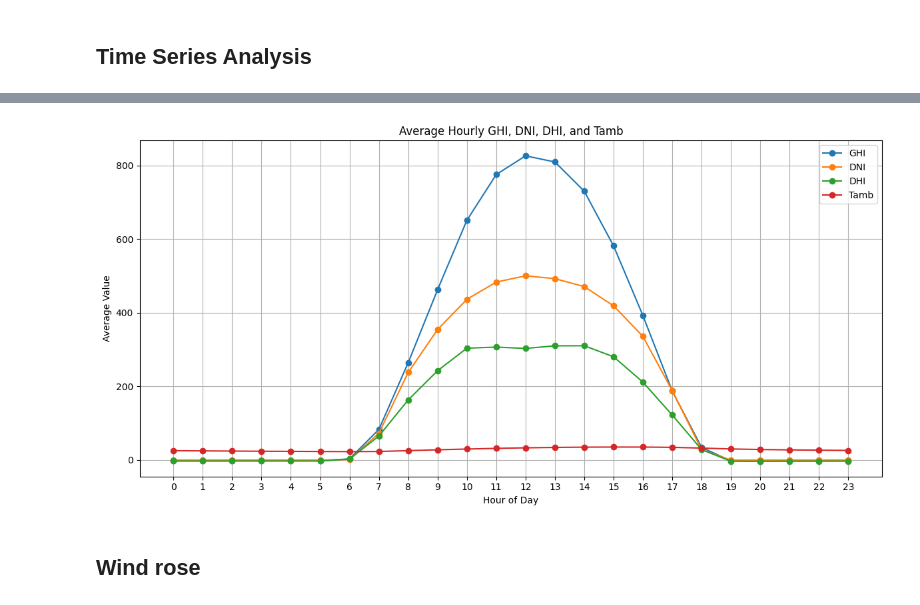
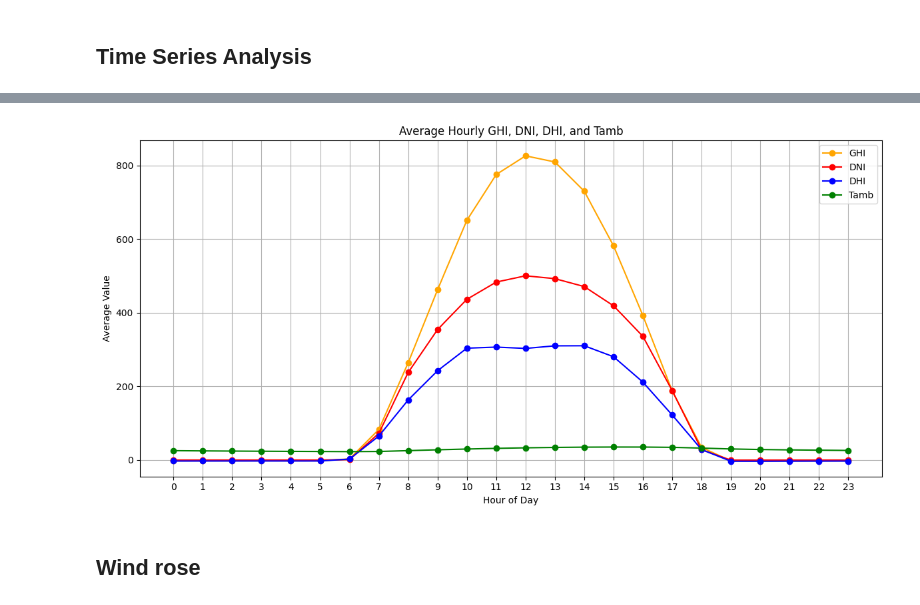
Before and after one commit to Becky-Chala/solar-challenge-week1, a Jupyter notebook: benin_eda.ipynb, the cells around one changed output, grey strips where cells are left out. Drawn from its saved outputs; the diff is of its cells as text; code cells hidden in the pictures.

```diff
--- a/benin_eda.ipynb
+++ b/benin_eda.ipynb
@@ -95,3 +97,5 @@ total_outlier_rows
+# %%
+df.drop(columns=["Comments"], inplace=True)
 # %% [markdown]
 ## Cleaning Outliers
 # %%
@@ -175,17 +182,25 @@ plt.show()
 # %%
 df['Hour'] = df['Timestamp'].dt.hour
 hourly_avg = df.groupby('Hour')[['GHI', 'DNI', 'DHI', 'Tamb']].mean()
 
-hourly_avg.plot(figsize=(12, 6), marker='o')
+# Plot with custom colors for each variable
+plt.figure(figsize=(12, 6))
+
+plt.plot(hourly_avg.index, hourly_avg['GHI'], label='GHI', color='orange', marker='o')
+plt.plot(hourly_avg.index, hourly_avg['DNI'], label='DNI', color='red', marker='o')
+plt.plot(hourly_avg.index, hourly_avg['DHI'], label='DHI', color='blue', marker='o')
+plt.plot(hourly_avg.index, hourly_avg['Tamb'], label='Tamb', color='green', marker='o')
+
 plt.title('Average Hourly GHI, DNI, DHI, and Tamb')
 plt.xlabel('Hour of Day')
 plt.ylabel('Average Value')
 plt.grid(True)
 plt.xticks(range(0, 24))
+plt.legend()
 plt.tight_layout()
 plt.show()
 # %% [output]
-[figure, old version]
+[figure, new version]
 # %% [markdown]
 ## Wind rose
 # %%
```
Also changed, not shown: parts of 17 cells of this notebook.
